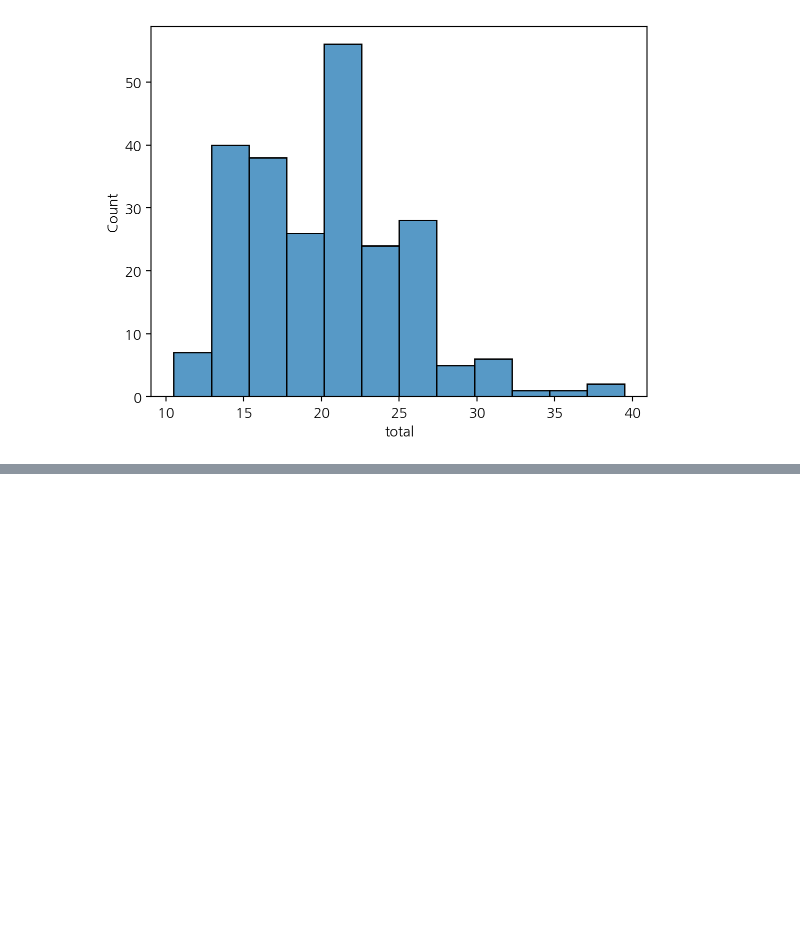
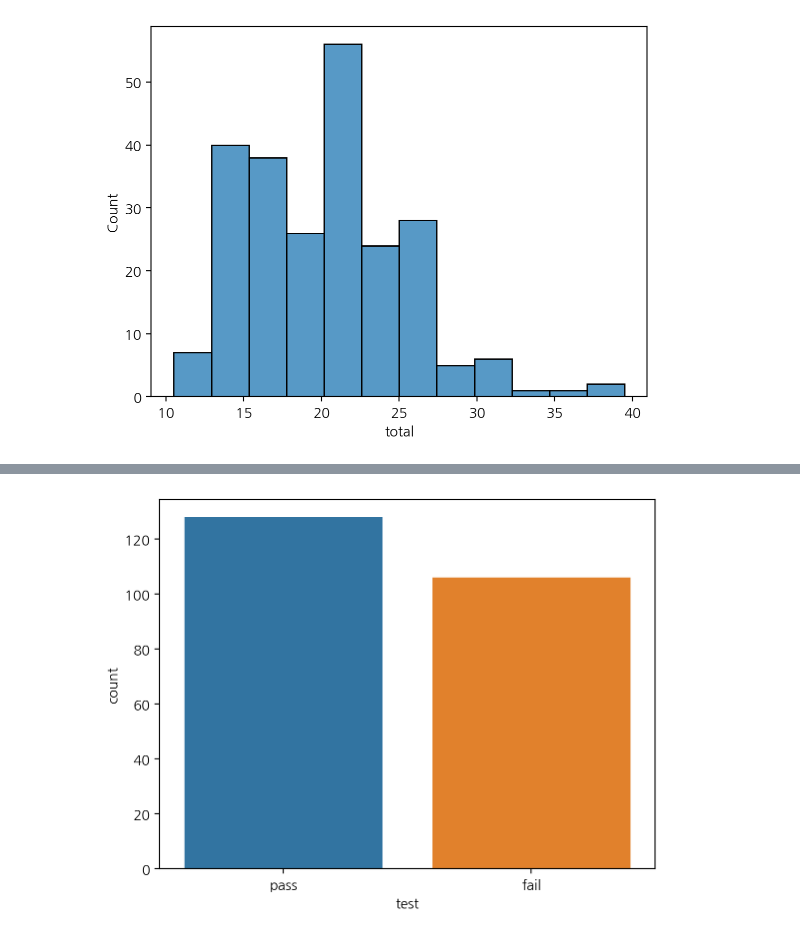
Before and after one commit to parkj00won/2025-1-myclass-BDA, a Jupyter notebook: inclass/05w_B_wed_0402_easy_ch05_06.ipynb, the cells around one changed output, grey strips where cells are left out. Saved outputs shown, nothing was run; the diff lists cells and outputs as text; code cells hidden in the pictures; blank space fills up the shorter version.

```diff
--- a/inclass/05w_B_wed_0402_easy_ch05_06.ipynb
+++ b/inclass/05w_B_wed_0402_easy_ch05_06.ipynb
@@ -335,0 +392,4 @@ sns.histplot(mpg, x="total"); # x=mpg.total
+# %%
+sns.countplot(mpg, x="test", hue="test"); # mpg.test
+# %% [output]
+[figure, added]
```
Also changed, not shown: parts of 43 cells of this notebook.
